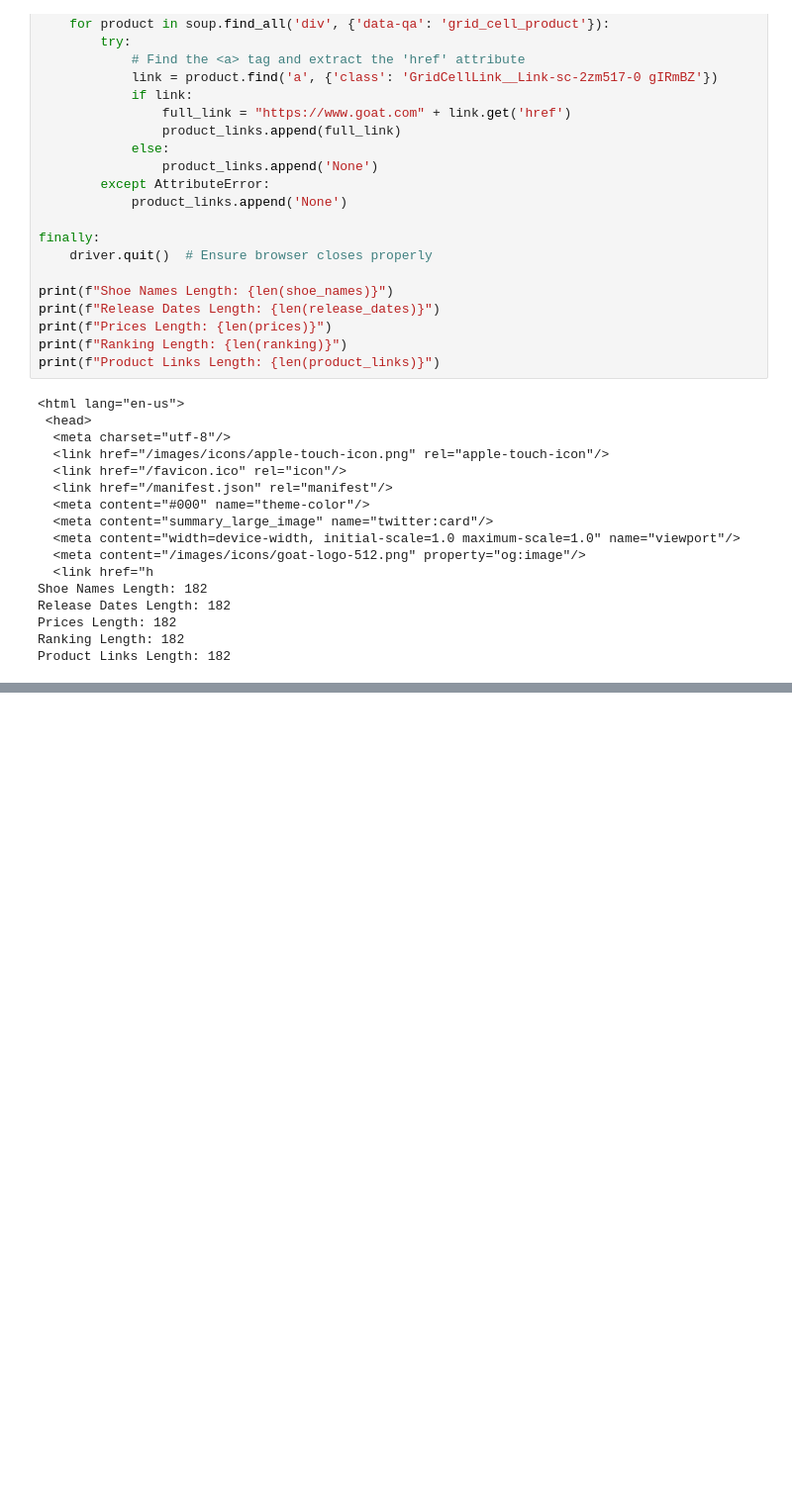
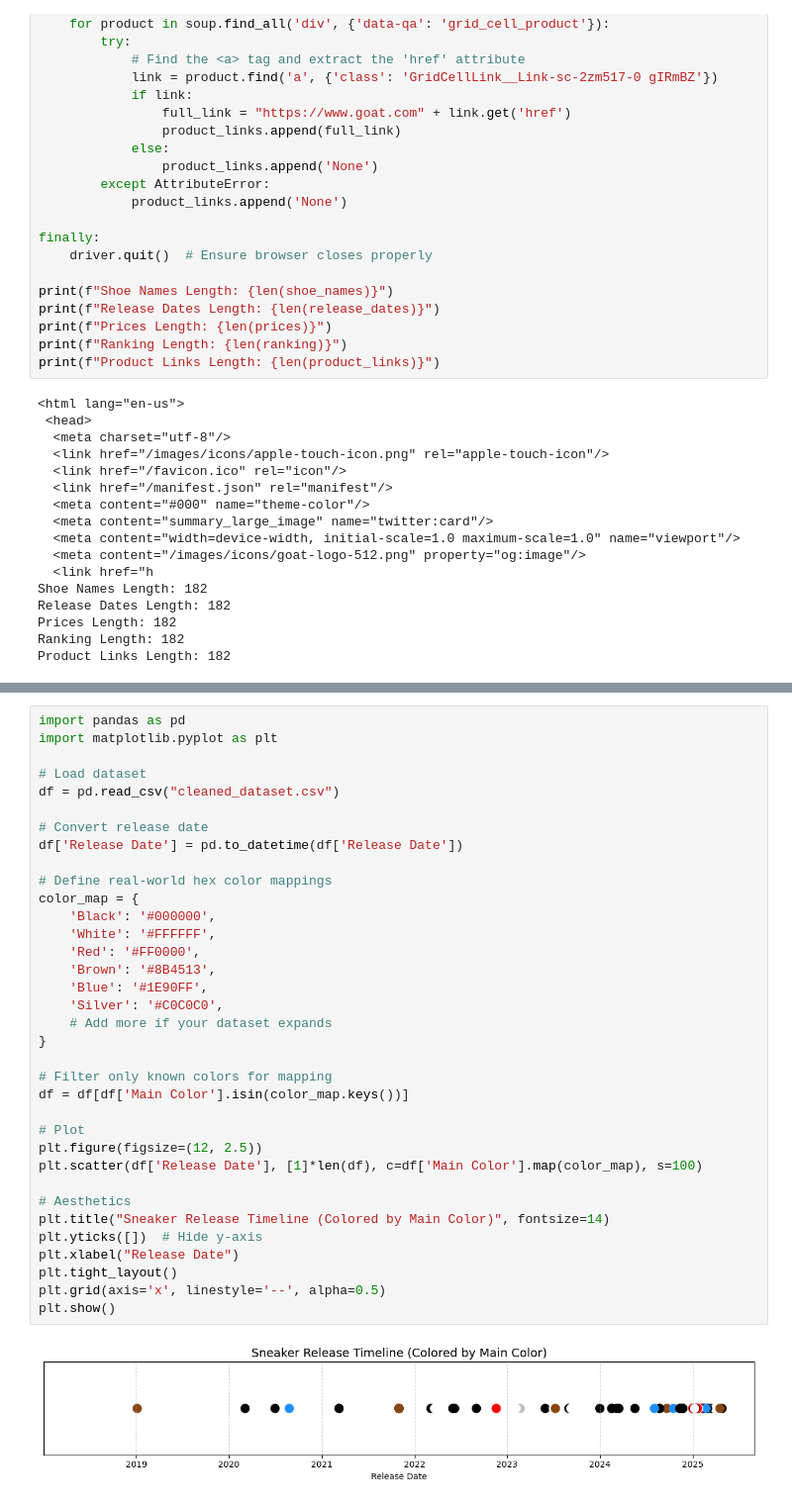
Before and after one commit to ErikaWells/ShoeAnalysis, a Jupyter notebook: Webscraping_GOAT.ipynb, the cells around one changed output, grey strips where cells are left out. Shown at 99% size. Drawn from its saved outputs; the diff is of its cells as text; blank space fills up the shorter version.

```diff
--- a/Webscraping_GOAT.ipynb
+++ b/Webscraping_GOAT.ipynb
@@ -206,0 +583,37 @@ Correlation between Rank and Price: -0.13
+# %%
+import pandas as pd
+import matplotlib.pyplot as plt
+
+# Load dataset
+df = pd.read_csv("cleaned_dataset.csv")
+
+# Convert release date
+df['Release Date'] = pd.to_datetime(df['Release Date'])
+
+# Define real-world hex color mappings
+color_map = {
+    'Black': '#000000',
+    'White': '#FFFFFF',
+    'Red': '#FF0000',
+    'Brown': '#8B4513',
+    'Blue': '#1E90FF',
+    'Silver': '#C0C0C0',
+    # Add more if your dataset expands
+}
+
+# Filter only known colors for mapping
+df = df[df['Main Color'].isin(color_map.keys())]
+
+# Plot
+plt.figure(figsize=(12, 2.5))
+plt.scatter(df['Release Date'], [1]*len(df), c=df['Main Color'].map(color_map), s=100)
+
+# Aesthetics
+plt.title("Sneaker Release Timeline (Colored by Main Color)", fontsize=14)
+plt.yticks([])  # Hide y-axis
+plt.xlabel("Release Date")
+plt.tight_layout()
+plt.grid(axis='x', linestyle='--', alpha=0.5)
+plt.show()
+# %% [output]
+[figure, added]
```
Also changed, not shown: parts of 19 cells of this notebook.
